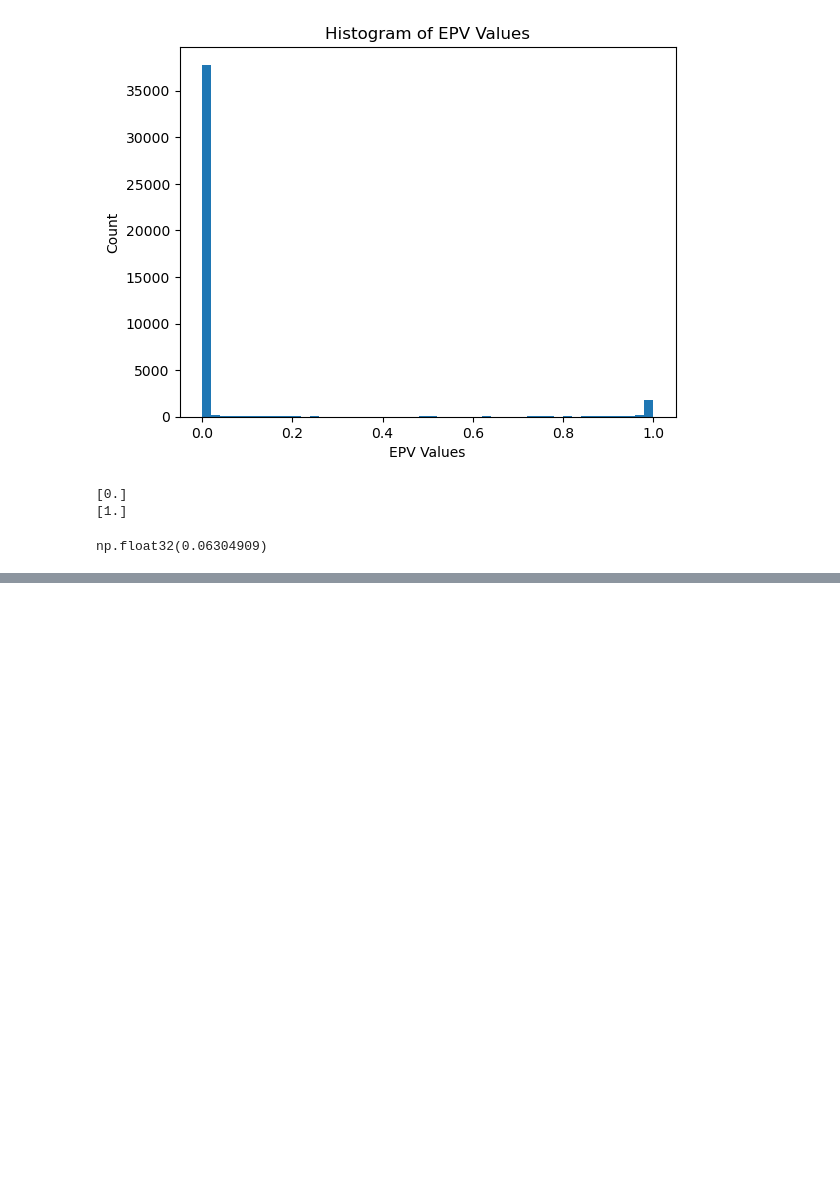
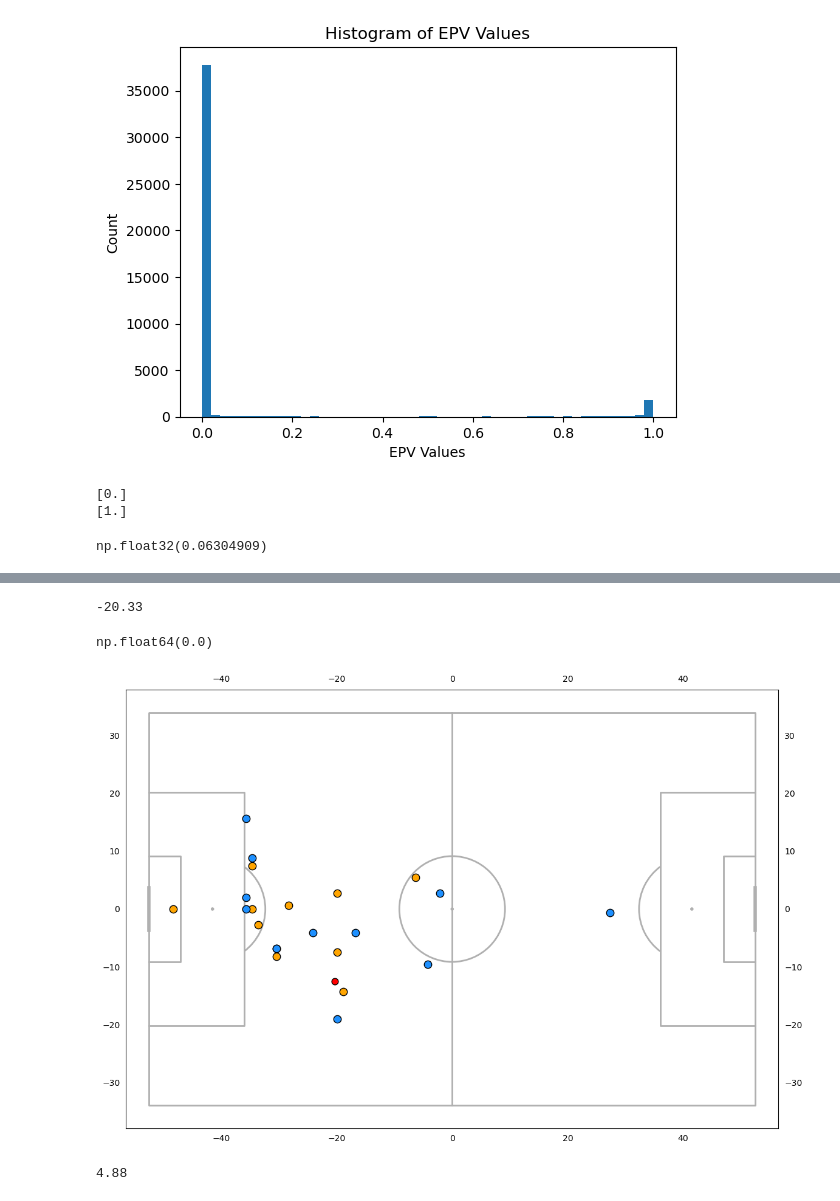
Before and after one commit to alexmiale/ds4420_project, a Jupyter notebook: epv/EPV_Model.ipynb, the cells around one changed output, grey strips where cells are left out. Cells and saved outputs as stored; diff of their text form; code cells hidden in the pictures; blank space fills up the shorter version.

```diff
--- a/epv/EPV_Model.ipynb
+++ b/epv/EPV_Model.ipynb
@@ -224,0 +262,4 @@ length_max = PITCH_LENGTH/2
+# %%
+print(X_test_strat.iloc[622])
+y_test_strat.iloc[622]
+epv_1 = X_test_strat.iloc[16389]
@@ -224,0 +279,37 @@ length_max = PITCH_LENGTH/2
+# %%
+x1 = ["x1", "x2", "x3", "x4", "x5", "x6", "x7", "x8", "x9", "x10", "x11"]
+x2 = ["x12", "x13", "x14", "x15", "x16", "x17", "x18", "x19", "x20", "x21", "x22"]
+y1 = ["y1", "y2", "y3", "y4", "y5", "y6", "y7", "y8", "y9", "y10", "y11"]
+y2 = ["y12", "y13", "y14", "y15", "y16", "y17", "y18", "y19", "y20", "y21", "y22"]
+# %%
+x1_vals = epv_1[x1]*length_max - epv_1[x1]*length_min + length_min
+x2_vals = epv_1[x2]*length_max - epv_1[x2]*length_min + length_min
+
+y1_vals = epv_1[y1]*width_max - epv_1[y1]*width_min + width_min
+y2_vals = epv_1[y2]*width_max - epv_1[y2]*width_min + width_min
+
+x_ball = epv_1["ball_x"]
+y_ball = epv_1["ball_y"]
+# %%
+print(x_ball)
+# %% [output]
+-20.33
+# %%
+epv_1["direction"]
+# %% [output]
+np.float64(0.0)
+# %%
+# plot snapshot
+p = Pitch(pitch_type="skillcorner", pitch_length=105, pitch_width=68, axis=True, label=True)
+fig, ax = p.draw(figsize=(12,8))
+
+# Plot players
+sc1 = p.scatter(x1_vals, y1_vals, c='orange', s=80, ec='k', ax=ax)
+sc2 = p.scatter(x2_vals, y2_vals, c='dodgerblue', s=80, ec='k', ax=ax)
+ball = p.scatter(x_ball, y_ball, c='red', s=60, ec='k', ax=ax)
+# %% [output]
+[figure, added]
+# %%
+print(epv_1["ball_z"])
+# %% [output]
+4.88
```
Also changed, not shown: parts of 13 cells of this notebook, 5 other files.
